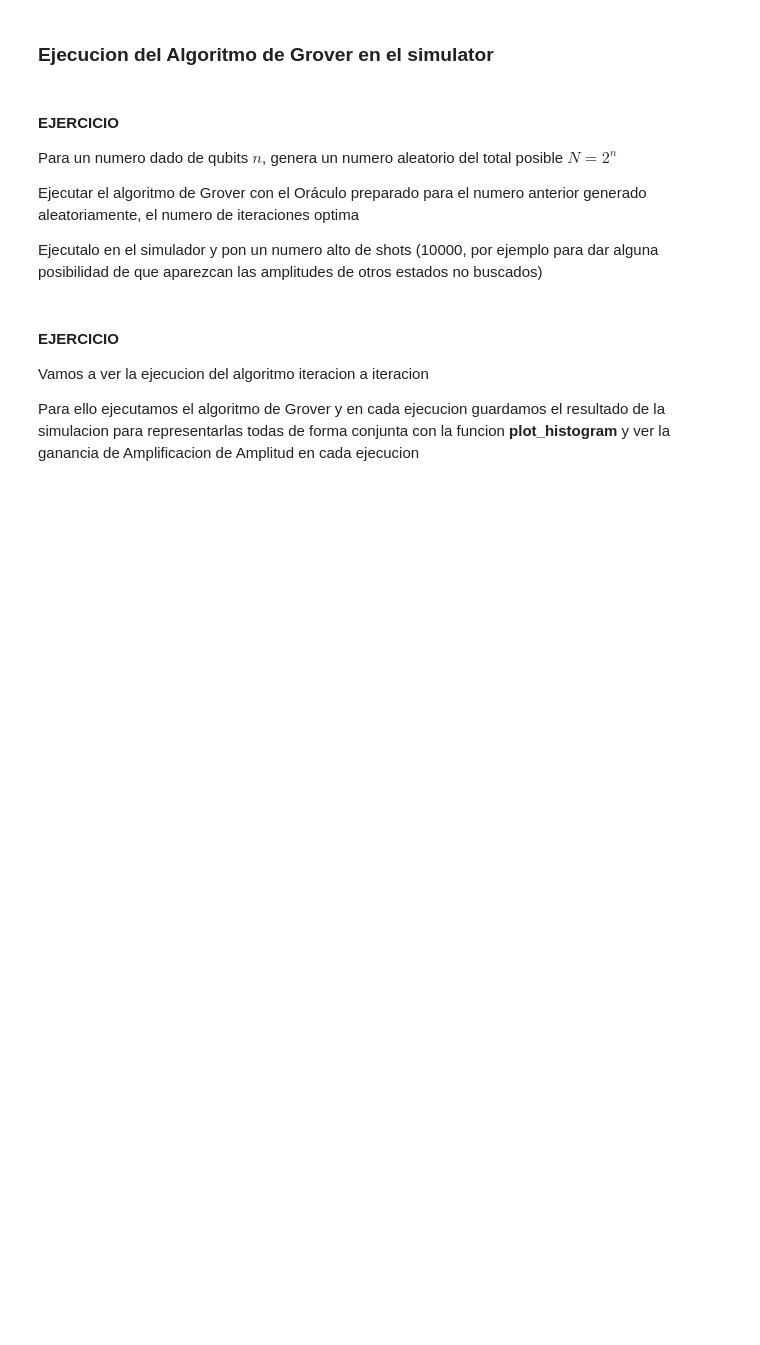
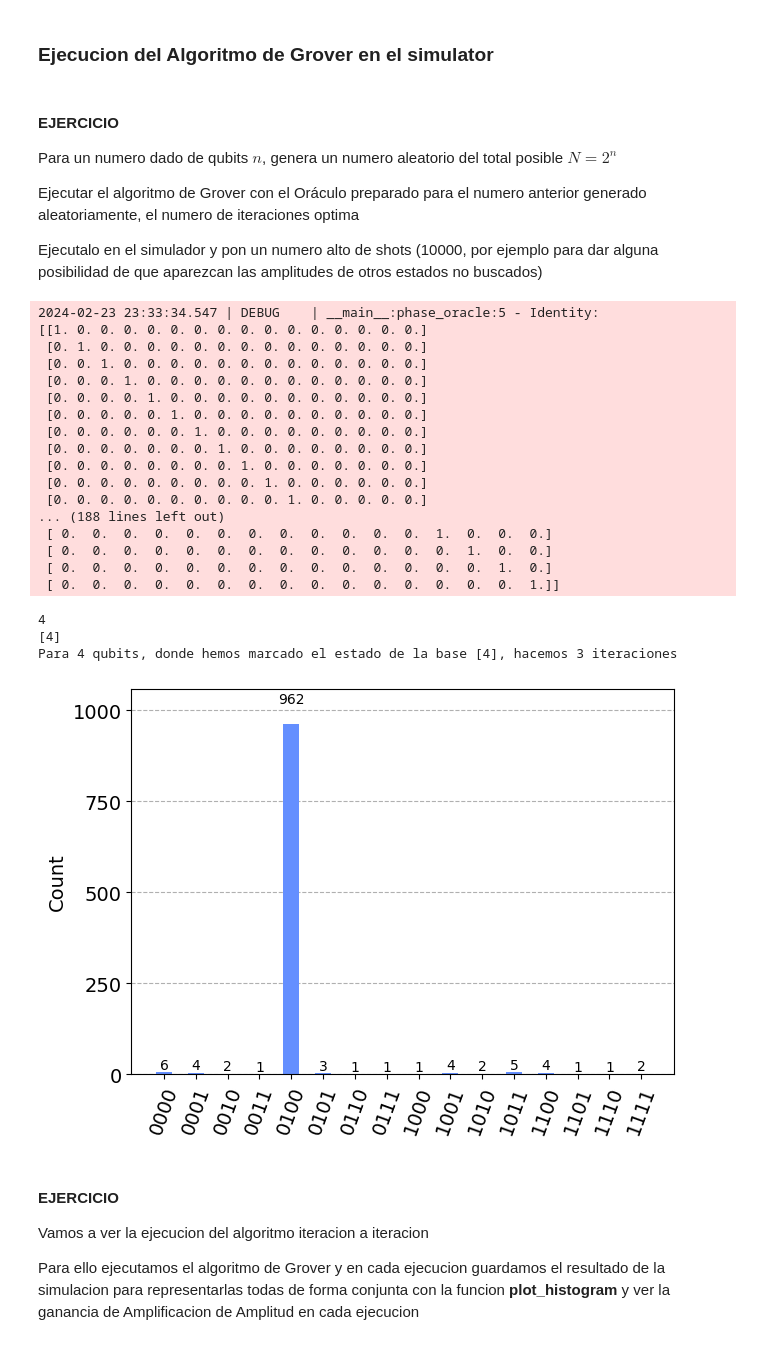
Before and after one commit to jore731/qiskit, a Jupyter notebook: 09_Grover.ipynb, the cells around one changed output. Saved outputs shown, nothing was run; the diff lists cells and outputs as text; code cells hidden in the pictures; blank space fills up the shorter version.

```diff
--- a/09_Grover.ipynb
+++ b/09_Grover.ipynb
@@ -192,28 +211,41 @@ Donde el numero de veces $r$ que debemos de iterar el ciruito viene dado en el c
 # %%
 def diffuser(n):
     #crea un circuito
+    _circuit = QuantumCircuit(n, name= "Diffuser")
+    #añade h
+    _circuit.h(range(n))
+    _circuit.barrier()
+
+    #append el oraculo que marca el estado |000..>
+    _circuit= _circuit.compose(phase_oracle(n, [0]))
+    _circuit.barrier()
 
     #añade h
+    _circuit.h(range(n))
 
-    #append el oraculo que marca el estado |000..>
-
-    #añade h
-
-    return qc
+    return _circuit
 
 def grover(n, marked):
     #crear el QuantumCircuit
-    qc =
+    _circuit = QuantumCircuit(n)
     # calculamos el numero optimo de veces que debemos repetir la ejecucion de las partes 2 y 3
     r = int(np.round(np.pi/(4*np.arcsin(np.sqrt(len(marked)/2**n))) - 1/2))
     print(f'Para {n} qubits, donde hemos marcado el estado de la base {marked}, hacemos {r} iteraciones')
     #ponemos h
+    _circuit.h(range(n))
+    _circuit.barrier()
 
     #append r veces el oráculo y el difusor
+    for _ in range(r):
+        _circuit= _circuit.compose(phase_oracle(n, marked), wrap=True)
+        _circuit.barrier()
+        _circuit= _circuit.compose(diffuser(n), wrap=True)
+        _circuit.barrier()
 
     #añadimos una capa de medidas
+    _circuit.measure_all()
 
-    return qc
+    return _circuit
 # %% [markdown]
 ### Ejecucion del Algoritmo de Grover en el simulator
 # %% [markdown]
@@ -225,12 +257,43 @@ Ejecutar el algoritmo de Grover con el Oráculo preparado para el numero anterio
 
 Ejecutalo en el simulador y pon un numero alto de shots (10000, por ejemplo para dar alguna posibilidad de que aparezcan las amplitudes de otros estados no buscados)
 # %%
+import random
 n = 4
 
-x = #generar num aleatorio
+x = random.randint(0, 2**n)
 print(x)
 marked = [x]
 print(marked)
+circuit = grover(n, marked)
+
+circuit.draw('mpl', style='iqp')
+
+t_circuit = transpile(circuit, backend)
+result = backend.run(t_circuit, shots=1000).result()
+
+plot_histogram(result.get_counts())
+# %% [output]
+2024-02-23 23:33:34.547 | DEBUG    | __main__:phase_oracle:5 - Identity:
+[[1. 0. 0. 0. 0. 0. 0. 0. 0. 0. 0. 0. 0. 0. 0. 0.]
+ [0. 1. 0. 0. 0. 0. 0. 0. 0. 0. 0. 0. 0. 0. 0. 0.]
+ [0. 0. 1. 0. 0. 0. 0. 0. 0. 0. 0. 0. 0. 0. 0. 0.]
+ [0. 0. 0. 1. 0. 0. 0. 0. 0. 0. 0. 0. 0. 0. 0. 0.]
+ [0. 0. 0. 0. 1. 0. 0. 0. 0. 0. 0. 0. 0. 0. 0. 0.]
+ [0. 0. 0. 0. 0. 1. 0. 0. 0. 0. 0. 0. 0. 0. 0. 0.]
+ [0. 0. 0. 0. 0. 0. 1. 0. 0. 0. 0. 0. 0. 0. 0. 0.]
+ [0. 0. 0. 0. 0. 0. 0. 1. 0. 0. 0. 0. 0. 0. 0. 0.]
+ [0. 0. 0. 0. 0. 0. 0. 0. 1. 0. 0. 0. 0. 0. 0. 0.]
+ [0. 0. 0. 0. 0. 0. 0. 0. 0. 1. 0. 0. 0. 0. 0. 0.]
+ [0. 0. 0. 0. 0. 0. 0. 0. 0. 0. 1. 0. 0. 0. 0. 0.]
+... (188 lines left out)
+ [ 0.  0.  0.  0.  0.  0.  0.  0.  0.  0.  0.  0.  1.  0.  0.  0.]
+ [ 0.  0.  0.  0.  0.  0.  0.  0.  0.  0.  0.  0.  0.  1.  0.  0.]
+ [ 0.  0.  0.  0.  0.  0.  0.  0.  0.  0.  0.  0.  0.  0.  1.  0.]
+ [ 0.  0.  0.  0.  0.  0.  0.  0.  0.  0.  0.  0.  0.  0.  0.  1.]]
+4
+[4]
+Para 4 qubits, donde hemos marcado el estado de la base [4], hacemos 3 iteraciones
+[figure, added]
 # %% [markdown]
 #### EJERCICIO
 
```
Also changed, not shown: parts of 2 cells of this notebook.
